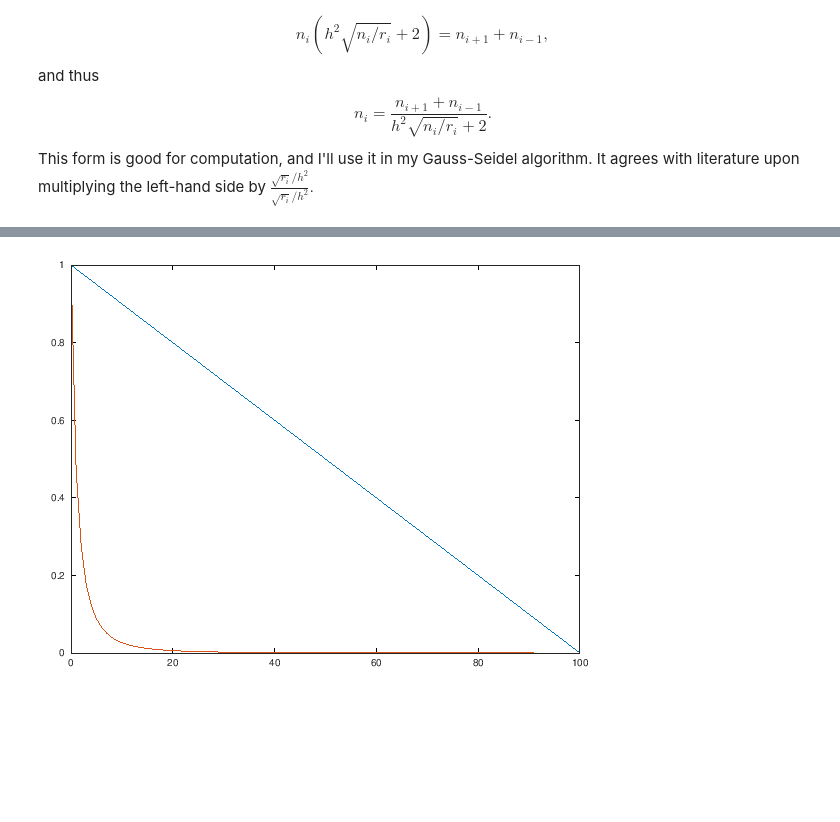
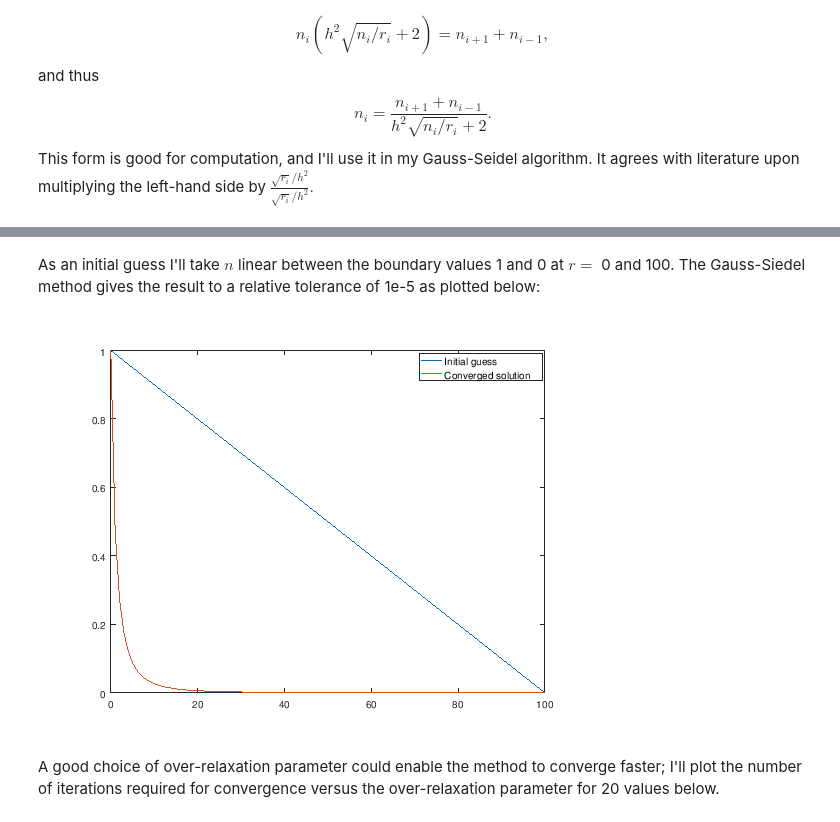
Before and after one commit to Jerror/PHY5340Labs, a Jupyter notebook: L6/Lab6Report_JeremiahOneil_6498391.ipynb, the cells around one changed output, grey strips where cells are left out. Cells and saved outputs as stored; diff of their text form; code cells hidden in the pictures; blank space fills up the shorter version.

```diff
--- a/L6/Lab6Report_JeremiahOneil_6498391.ipynb
+++ b/L6/Lab6Report_JeremiahOneil_6498391.ipynb
@@ -86,12 +170,16 @@ This form is good for computation, and I'll use it in my Gauss-Seidel algorithm.
+# %% [markdown]
+As an initial guess I'll take $n$ linear between the boundary values 1 and 0 at $r =$ 0 and 100. The Gauss-Siedel method gives the result to a relative tolerance of 1e-5 as plotted below:
 # %%
-%type('thomas_fermi_fd.m')
 r = linspace(0, 100, 101);
 n_init = linspace(1, 0, 101);
 plot(r, n_init); hold on;
 n = thomas_fermi_fd(n_init, r, 0, 1e-5, 10000);
 plot(r, n); hold off;
+legend('Initial guess', 'Converged solution')
 # %% [output]
-[figure, old version]
+[figure, new version]
+# %% [markdown]
+A good choice of over-relaxation parameter could enable the method to converge faster; I'll plot the number of iterations required for convergence versus the over-relaxation parameter for 20 values below.
 # %%
 N = 20;
 numiter = zeros(1, N);
```
Also changed, not shown: parts of 18 cells of this notebook, 3 other files.
